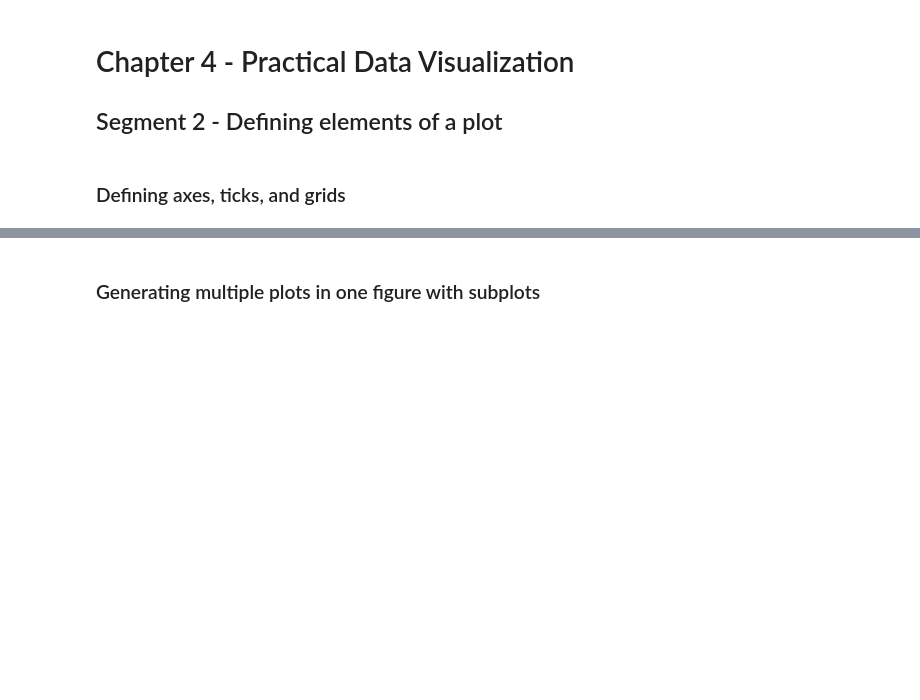
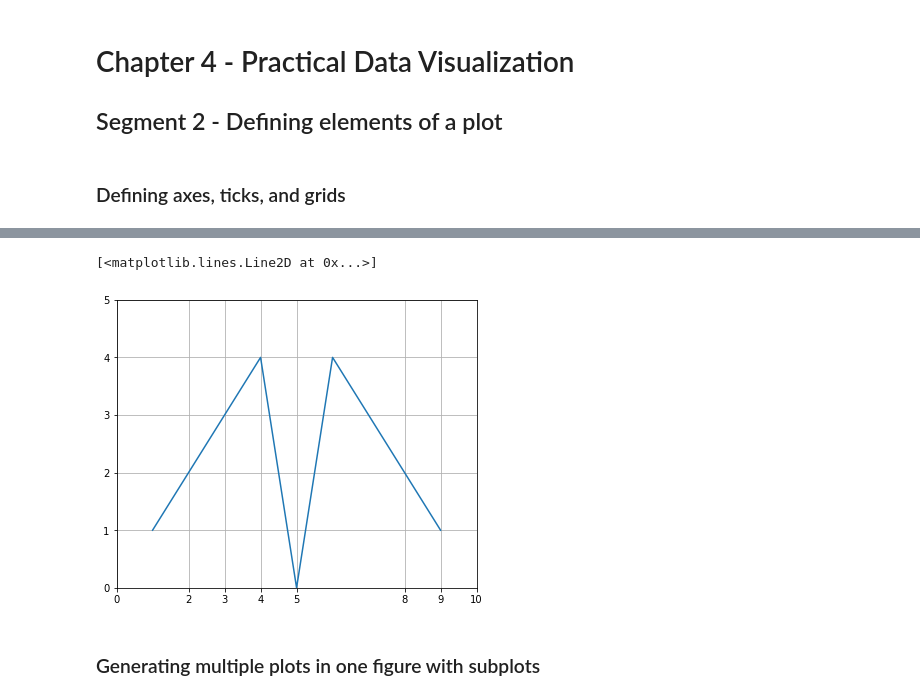
Before and after one commit to johannlilly/linkedin-learning-python-for-data-science-essential-training, a Jupyter notebook: exercise-files/part-1/04_02_begin/04_02_begin.ipynb, the cells around one changed output, grey strips where cells are left out. Saved outputs shown, nothing was run; the diff lists cells and outputs as text; code cells hidden in the pictures; blank space fills up the shorter version.

```diff
--- a/exercise-files/part-1/04_02_begin/04_02_begin.ipynb
+++ b/exercise-files/part-1/04_02_begin/04_02_begin.ipynb
@@ -26,2 +46,20 @@ from matplotlib import rcParams
+# %%
+fig = plt.figure()
+ax = fig.add_axes([.1,.1,1,1])
+
+# add limites to axes
+ax.set_xlim([1,9])
+ax.set_ylim([0,5])
+
+# tick marks
+ax.set_xticks([0,2,3,4,5,8,9,10])
+ax.set_yticks([0,1,2,3,4,5])
+
+# add grid to background of chart
+ax.grid()
+ax.plot(x,y)
+# %% [output]
+[<matplotlib.lines.Line2D at 0x...>]
+[figure, added]
 # %% [markdown]
 ### Generating multiple plots in one figure with subplots
```
Also changed, not shown: parts of 7 cells of this notebook.
